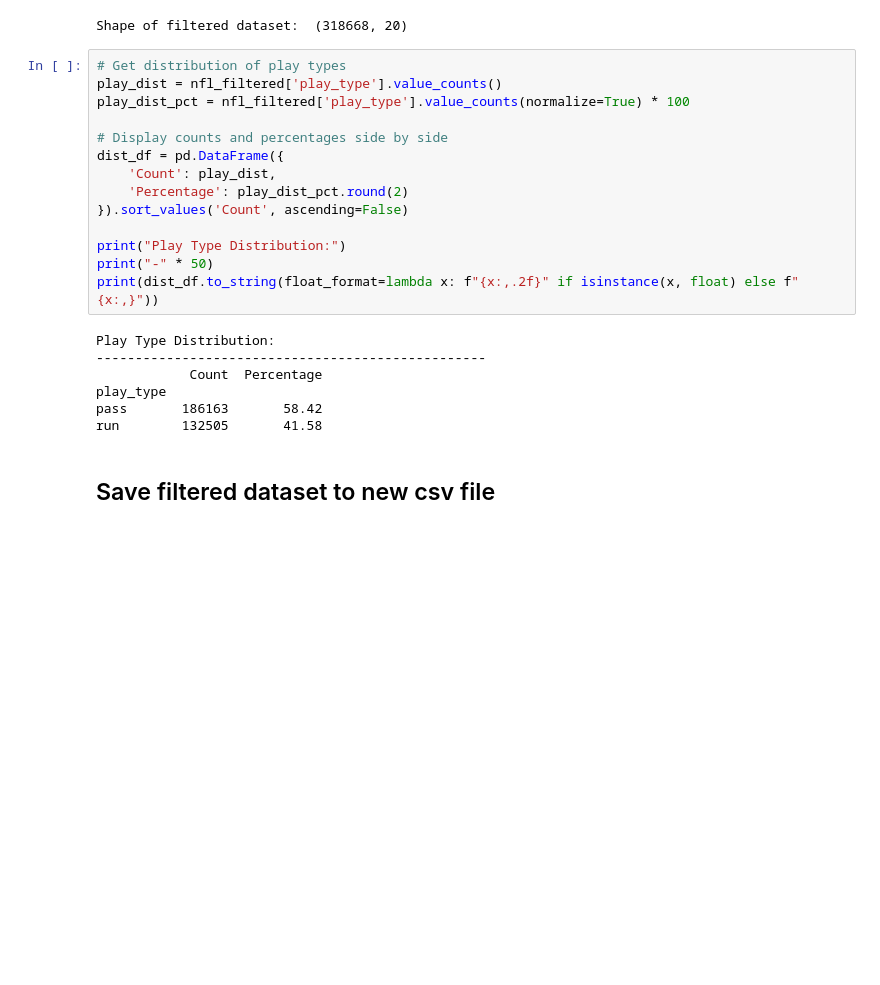
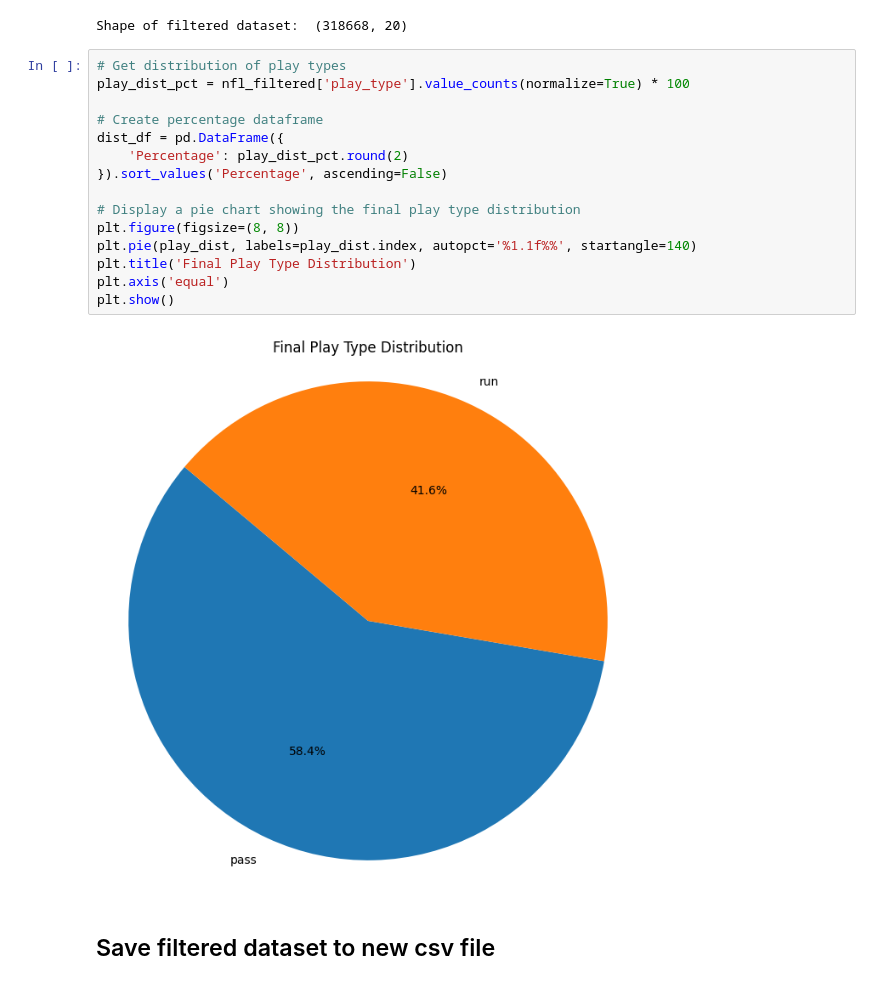
Before and after one commit to ctamburrino/nfl_play_predictor, a Jupyter notebook: data_preprocessing/data_filtering.ipynb, the cells around one changed output. Saved outputs shown, nothing was run; the diff lists cells and outputs as text; blank space fills up the shorter version.

Commit message:
Added pie chart to datafiltering

```diff
--- a/data_preprocessing/data_filtering.ipynb
+++ b/data_preprocessing/data_filtering.ipynb
@@ -126,25 +125,21 @@ print("Shape of filtered dataset: ", nfl_filtered.shape)
 Shape of filtered dataset:  (318668, 20)
 # %%
 # Get distribution of play types
-play_dist = nfl_filtered['play_type'].value_counts()
 play_dist_pct = nfl_filtered['play_type'].value_counts(normalize=True) * 100
 
-# Display counts and percentages side by side
+# Create percentage dataframe
 dist_df = pd.DataFrame({
-    'Count': play_dist,
     'Percentage': play_dist_pct.round(2)
-}).sort_values('Count', ascending=False)
+}).sort_values('Percentage', ascending=False)
 
-print("Play Type Distribution:")
-print("-" * 50)
-print(dist_df.to_string(float_format=lambda x: f"{x:,.2f}" if isinstance(x, float) else f"{x:,}"))
+# Display a pie chart showing the final play type distribution
+plt.figure(figsize=(8, 8))
+plt.pie(play_dist, labels=play_dist.index, autopct='%1.1f%%', startangle=140)
+plt.title('Final Play Type Distribution')
+plt.axis('equal')
+plt.show()
 # %% [output]
-Play Type Distribution:
---------------------------------------------------
-            Count  Percentage
-play_type
-pass       186163       58.42
-run        132505       41.58
+[figure, added]
 # %% [markdown]
 ## Save filtered dataset to new csv file
 # %%
```
Also changed, not shown: parts of 1 cell of this notebook.
